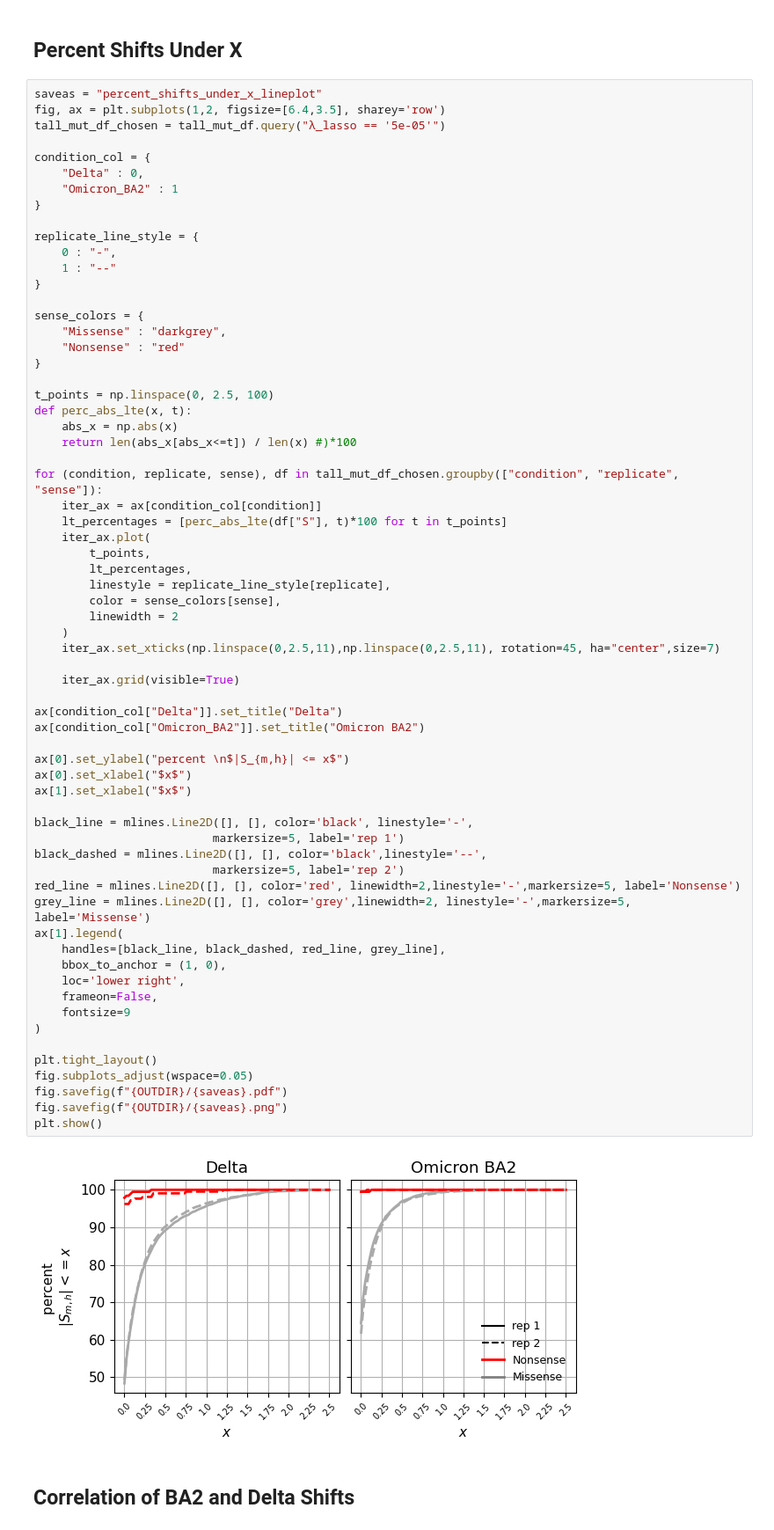
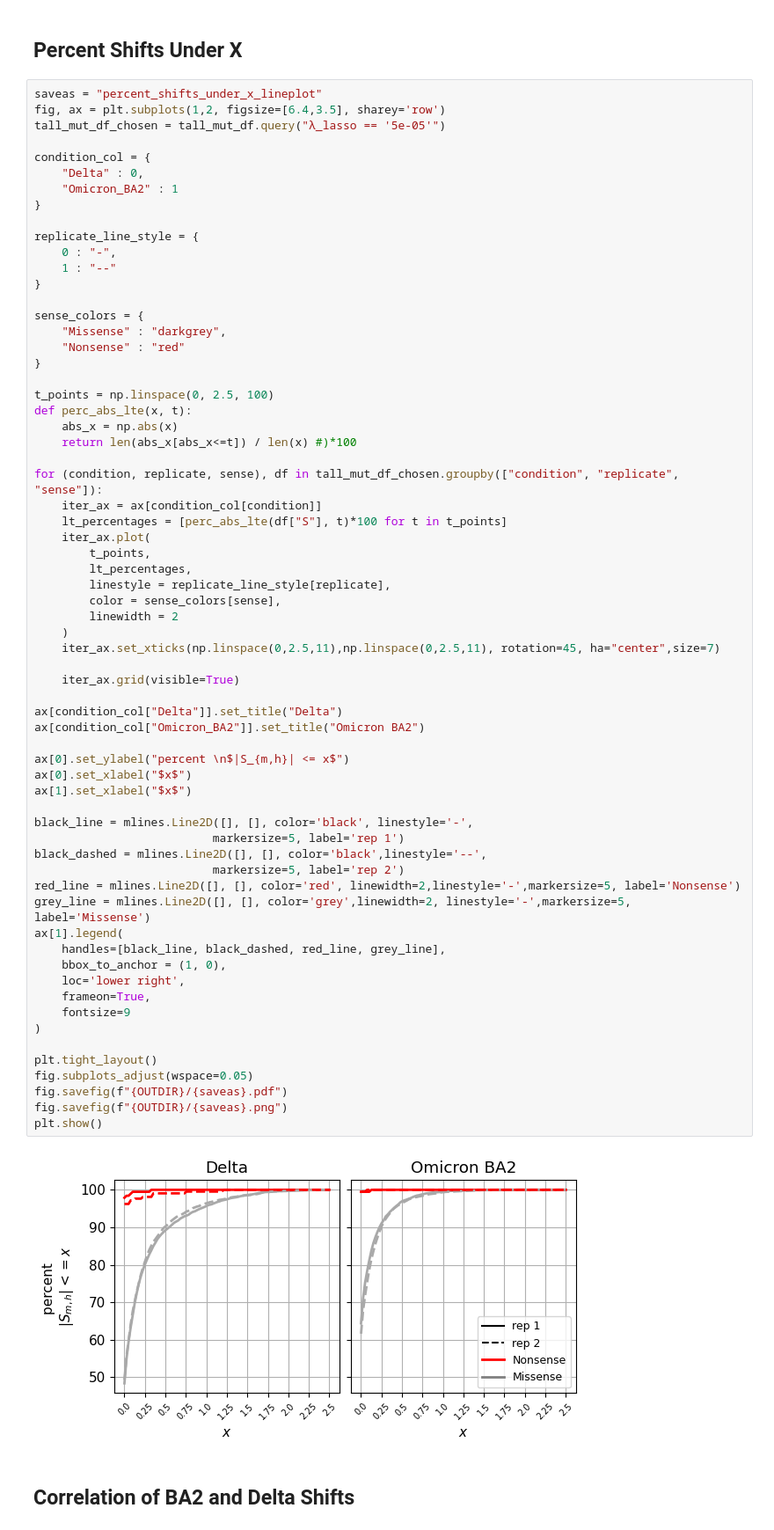
Before and after one commit to matsengrp/SARS-CoV-2_spike_multidms, a Jupyter notebook: notebooks/manuscript-figures.ipynb, the cells around one changed output. Shown at 88% size. Cells and saved outputs as stored; diff of their text form.

Commit message:
updated figures

```diff
--- a/notebooks/manuscript-figures.ipynb
+++ b/notebooks/manuscript-figures.ipynb
@@ -1245,35 +1243,35 @@ for (condition, replicate, sense), df in tall_mut_df_chosen.groupby(["condition"
     iter_ax.set_xticks(np.linspace(0,2.5,11),np.linspace(0,2.5,11), rotation=45, ha="center",size=7)
 
     iter_ax.grid(visible=True)
 
 ax[condition_col["Delta"]].set_title("Delta")
 ax[condition_col["Omicron_BA2"]].set_title("Omicron BA2")
 
 ax[0].set_ylabel("percent \n$|S_{m,h}| <= x$")
 ax[0].set_xlabel("$x$")
 ax[1].set_xlabel("$x$")
 
 black_line = mlines.Line2D([], [], color='black', linestyle='-',
                           markersize=5, label='rep 1')
 black_dashed = mlines.Line2D([], [], color='black',linestyle='--',
                           markersize=5, label='rep 2')
 red_line = mlines.Line2D([], [], color='red', linewidth=2,linestyle='-',markersize=5, label='Nonsense')
 grey_line = mlines.Line2D([], [], color='grey',linewidth=2, linestyle='-',markersize=5, label='Missense')
 ax[1].legend(
     handles=[black_line, black_dashed, red_line, grey_line],
     bbox_to_anchor = (1, 0),
     loc='lower right',
-    frameon=False,
+    frameon=True,
     fontsize=9
 )
 
 plt.tight_layout()
 fig.subplots_adjust(wspace=0.05)
 fig.savefig(f"{OUTDIR}/{saveas}.pdf")
 fig.savefig(f"{OUTDIR}/{saveas}.png")
 plt.show()
 # %% [output]
-[figure, old version]
+[figure, new version]
 # %% [markdown]
 ## Correlation of BA2 and Delta Shifts
 # %%
```
Also changed, not shown: parts of 9 cells of this notebook, 12 other files.
